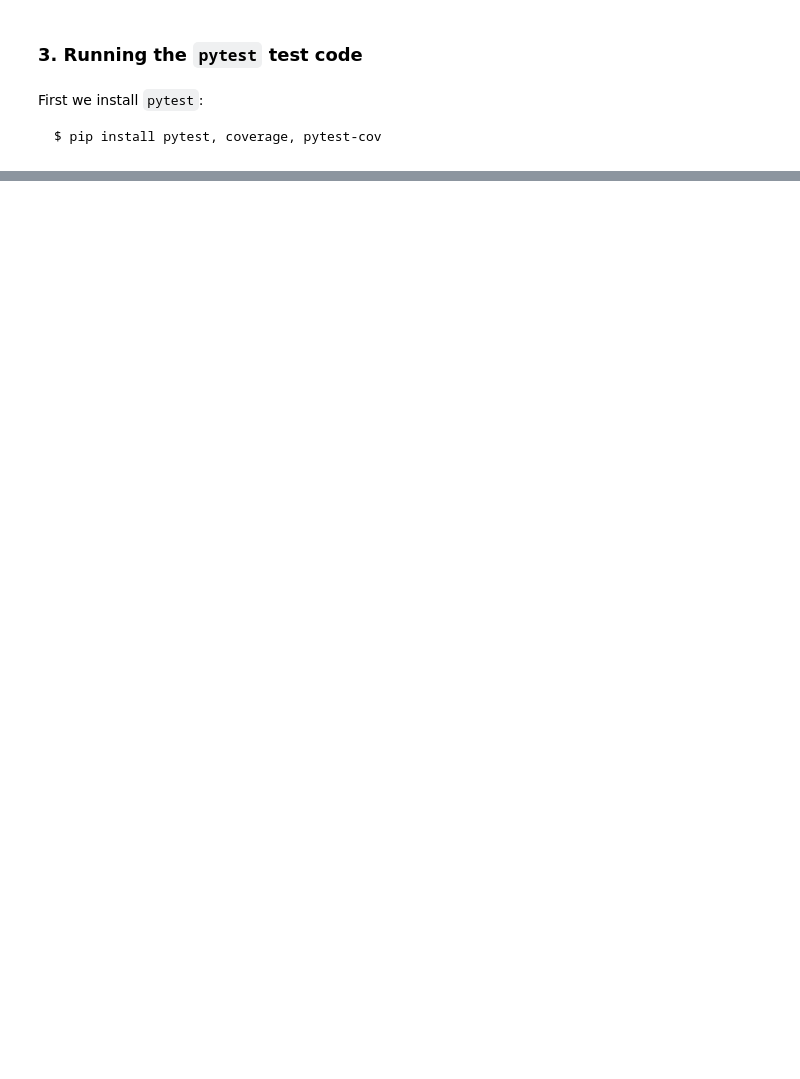
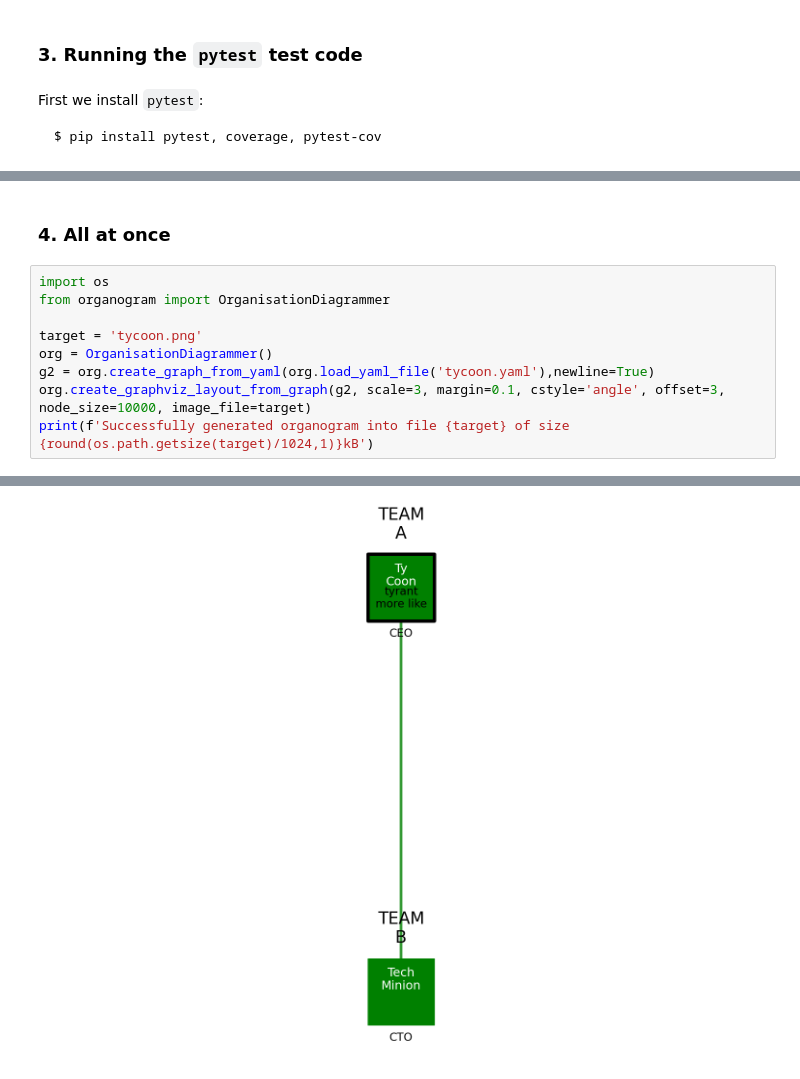
Before and after one commit to malminhas/orgcharts, a Jupyter notebook: engineering-org-chart-zero.ipynb, the cells around one changed output, grey strips where cells are left out. Drawn from its saved outputs; the diff is of its cells as text; blank space fills up the shorter version.

````diff
--- a/engineering-org-chart-zero.ipynb
+++ b/engineering-org-chart-zero.ipynb
@@ -219,3 +219,15 @@ Coverage HTML written to dir htmlcov
 
 ==============================  11 passed in 1.41s ==============================
 ```
+# %% [markdown]
+### 4. All at once
+# %%
+import os
+from organogram import OrganisationDiagrammer
+
+target = 'tycoon.png'
+org = OrganisationDiagrammer()
+g2 = org.create_graph_from_yaml(org.load_yaml_file('tycoon.yaml'),newline=True)
+org.create_graphviz_layout_from_graph(g2, scale=3, margin=0.1, cstyle='angle', offset=3, node_size=10000, image_file=target)
+print(f'Successfully generated organogram into file {target} of size {round(os.path.getsize(target)/1024,1)}kB')
+# %% [output]
@@ -221,0 +235 @@ Coverage HTML written to dir htmlcov
+[figure, added]
````
Also changed, not shown: parts of 5 cells of this notebook, 8 other files.
